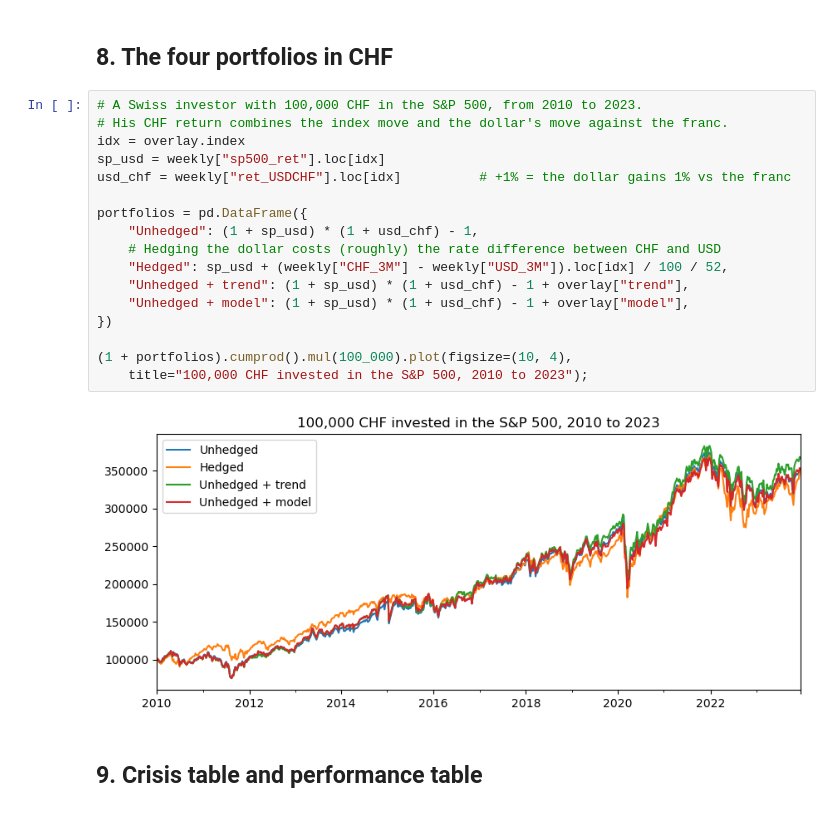
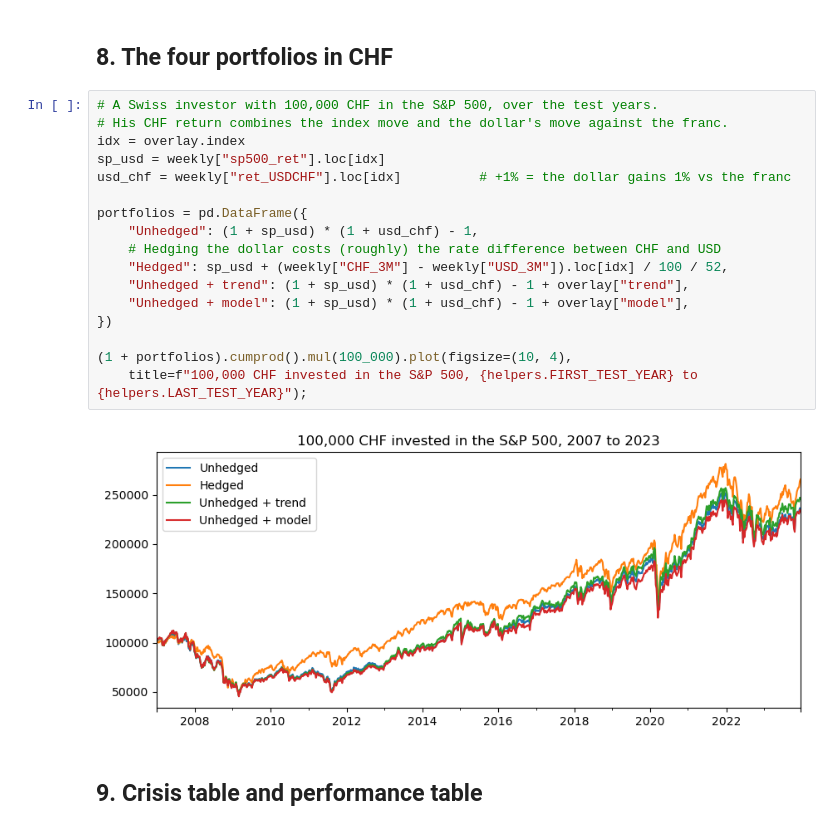
Before and after one commit to Roberto-Berardi/trend-following-fx-risk-factor, a Jupyter notebook: code/04_volatility.ipynb, the cells around one changed output. Drawn from its saved outputs; the diff is of its cells as text.

```diff
--- a/code/04_volatility.ipynb
+++ b/code/04_volatility.ipynb
@@ -305,24 +309,24 @@ Weeks short: trend 43%, model 14%
 # %% [markdown]
 ## 8. The four portfolios in CHF
 # %%
-# A Swiss investor with 100,000 CHF in the S&P 500, from 2010 to 2023.
+# A Swiss investor with 100,000 CHF in the S&P 500, over the test years.
 # His CHF return combines the index move and the dollar's move against the franc.
 idx = overlay.index
 sp_usd = weekly["sp500_ret"].loc[idx]
 usd_chf = weekly["ret_USDCHF"].loc[idx]          # +1% = the dollar gains 1% vs the franc
 
 portfolios = pd.DataFrame({
     "Unhedged": (1 + sp_usd) * (1 + usd_chf) - 1,
     # Hedging the dollar costs (roughly) the rate difference between CHF and USD
     "Hedged": sp_usd + (weekly["CHF_3M"] - weekly["USD_3M"]).loc[idx] / 100 / 52,
     "Unhedged + trend": (1 + sp_usd) * (1 + usd_chf) - 1 + overlay["trend"],
     "Unhedged + model": (1 + sp_usd) * (1 + usd_chf) - 1 + overlay["model"],
 })
 
 (1 + portfolios).cumprod().mul(100_000).plot(figsize=(10, 4),
-    title="100,000 CHF invested in the S&P 500, 2010 to 2023");
+    title=f"100,000 CHF invested in the S&P 500, {helpers.FIRST_TEST_YEAR} to {helpers.LAST_TEST_YEAR}");
 # %% [output]
-[figure, old version]
+[figure, new version]
 # %% [markdown]
 ## 9. Crisis table and performance table
 # %%
```
Also changed, not shown: parts of 19 cells of this notebook, 26 other files.
